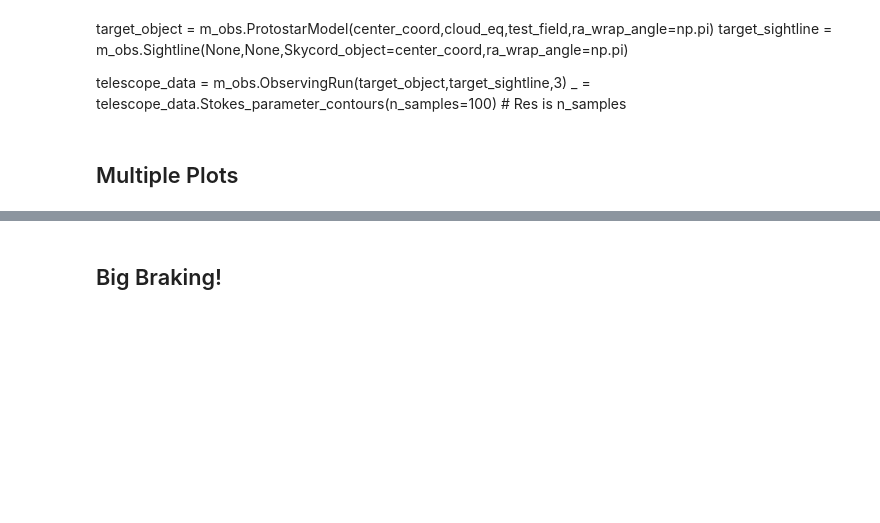
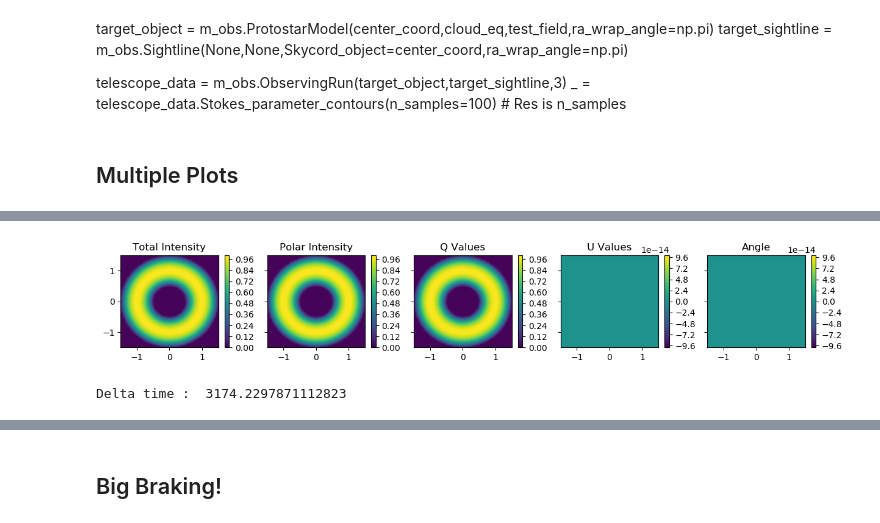
Before and after one commit to psmd-iberutaru/Akamai-Internship, a Jupyter notebook: Codebase/Active_Codebase/contour_plots.ipynb, the cells around one changed output, grey strips where cells are left out. Drawn from its saved outputs; the diff is of its cells as text; code cells hidden in the pictures; blank space fills up the shorter version.

```diff
--- a/Codebase/Active_Codebase/contour_plots.ipynb
+++ b/Codebase/Active_Codebase/contour_plots.ipynb
@@ -79 +121,30 @@ _ = telescope_data_45.Stokes_parameter_contours(n_axial_samples=50)
+# %%
+def test_field_90(x,y,z):
+    return 0,0,1
+
+def cloud_eq_x(x,y,z):
+    R = 1
+    r = 0.5
+    return (np.sqrt(y**2 + z**2) - R)**2 + x**2 - r**2
+
+x_tab_val = np.random.uniform(-2,2,5000)
+y_tab_val = np.random.uniform(-2,2,5000)
+z_tab_val = np.random.uniform(-2,2,5000)
+Bfield_table = d_systize.InterpolationTable(x_tab_val,y_tab_val,z_tab_val,'vector',
+                                            x_vector_ans=np.zeros_like(x_tab_val),
+                                            y_vector_ans=np.zeros_like(x_tab_val),
+                                            z_vector_ans=np.ones_like(x_tab_val))
+
+target_object_90 = m_obs.ProtostarModel(center_coord,cloud_eq_x,Bfield_table,
+                                        zeros_guess_count=n_zeros,ra_wrap_angle=np.pi)
+target_sightline_90 = m_obs.Sightline(None,None,Skycord_object=center_coord,ra_wrap_angle=np.pi)
+telescope_data_90 = m_obs.ObservingRun(target_object_90,target_sightline_90,3)
+
+start_time = time.time()
+_ = telescope_data_90.Stokes_parameter_contours(n_axial_samples=50)
+end_time = time.time()
+print('Delta time : ', end_time - start_time)
+# %% [output]
+[figure, added]
+Delta time :  3174.2297871112823
 # %%
```
Also changed, not shown: parts of 11 cells of this notebook, 11 other files.
